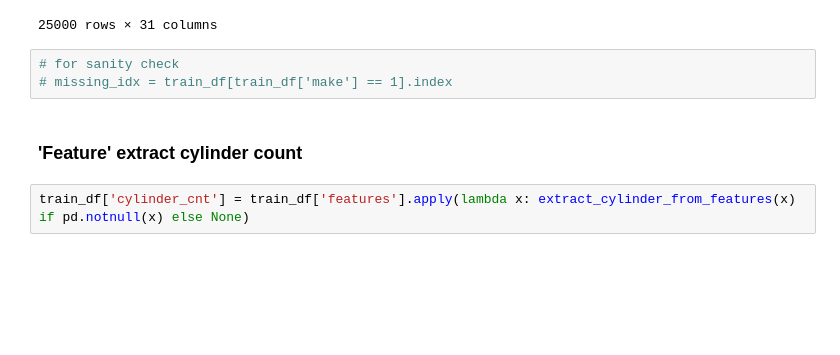
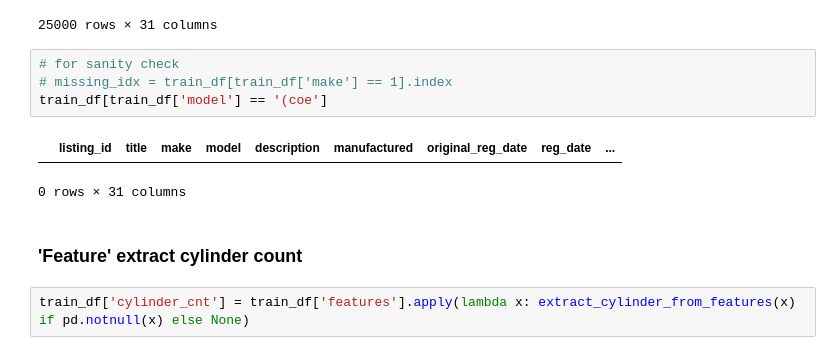
Before and after one commit to melloo21/CS5228_project, a Jupyter notebook: EDA_2.ipynb, the cells around one changed output. Cells and saved outputs as stored; diff of their text form; blank space fills up the shorter version.

```diff
--- a/EDA_2.ipynb
+++ b/EDA_2.ipynb
@@ -40,6 +48,10 @@ train_df
 # %%
 # for sanity check
 # missing_idx = train_df[train_df['make'] == 1].index
+train_df[train_df['model'] == '(coe']
+# %% [output]
+|  | listing_id | title | make | model | description | manufactured | original_reg_date | reg_date | ... |
+0 rows × 31 columns
 # %% [markdown]
 ### 'Feature' extract cylinder count
 # %%
```
Also changed, not shown: parts of 17 cells of this notebook, 1 other file.
